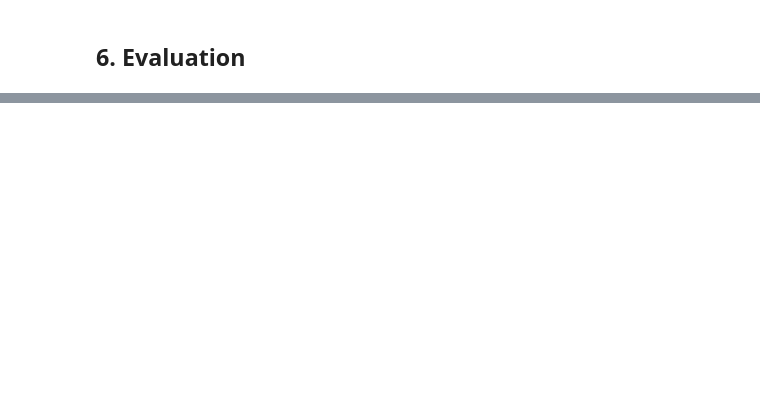
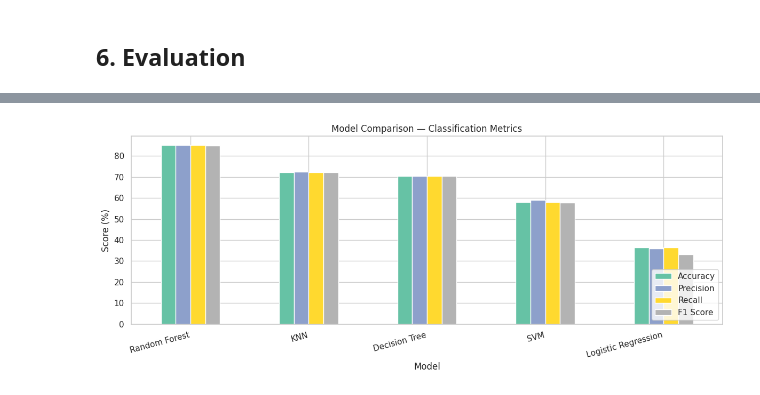
Before and after one commit to Houssemaskri/diet-ml-project, a Jupyter notebook: workout_efficacy.ipynb, the cells around one changed output, grey strips where cells are left out. Drawn from its saved outputs; the diff is of its cells as text; code cells hidden in the pictures; blank space fills up the shorter version.

```diff
--- a/workout_efficacy.ipynb
+++ b/workout_efficacy.ipynb
@@ -105,4 +112,0 @@ print(f'Train size: {len(X_train)} | Test size: {len(X_test)}')
-# %%
-model = RandomForestClassifier(n_estimators=100, random_state=42)
-model.fit(X_train, y_train)
-print('✅ Model trained.')
@@ -108,0 +115,14 @@ print('✅ Model trained.')
+# %%
+models = {
+    'Decision Tree':     DecisionTreeClassifier(random_state=42),
+    'Random Forest':     RandomForestClassifier(n_estimators=100, random_state=42),
+    'KNN':               KNeighborsClassifier(n_neighbors=5),
+    'SVM':               SVC(kernel='rbf', random_state=42),
+    'Logistic Regression': LogisticRegression(max_iter=1000, random_state=42)
+}
+
+trained = {}
+for name, model in models.items():
+    model.fit(X_train, y_train)
+    trained[name] = model
+    print(f'✅ {name} trained')
@@ -117,0 +137,15 @@ print(classification_report(y_test, y_pred))
+# %%
+results = []
+
+for name, model in trained.items():
+    y_pred = model.predict(X_test)
+    results.append({
+        'Model':     name,
+        'Accuracy':  round(accuracy_score(y_test, y_pred) * 100, 2),
+        'Precision': round(precision_score(y_test, y_pred, average='weighted') * 100, 2),
+        'Recall':    round(recall_score(y_test, y_pred, average='weighted') * 100, 2),
+        'F1 Score':  round(f1_score(y_test, y_pred, average='weighted') * 100, 2),
+    })
+
+results_df = pd.DataFrame(results).sort_values('F1 Score', ascending=False)
+results_df
@@ -117,0 +159,12 @@ print(classification_report(y_test, y_pred))
+# %%
+results_df.set_index('Model')[['Accuracy', 'Precision', 'Recall', 'F1 Score']].plot(
+    kind='bar', figsize=(12, 5), colormap='Set2'
+)
+plt.title('Model Comparison — Classification Metrics')
+plt.ylabel('Score (%)')
+plt.xticks(rotation=15, ha='right')
+plt.legend(loc='lower right')
+plt.tight_layout()
+plt.show()
+# %% [output]
+[figure, added]
```
Also changed, not shown: parts of 20 cells of this notebook.
